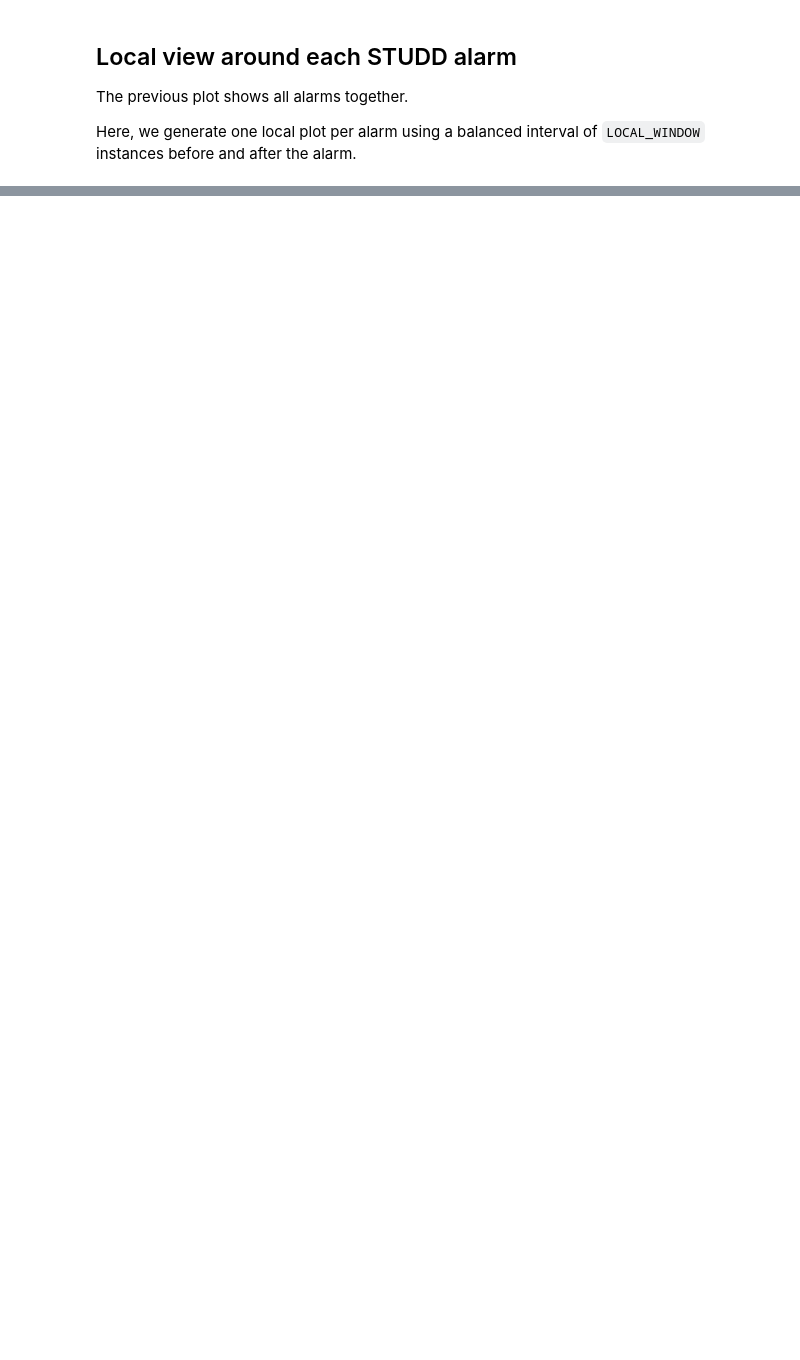
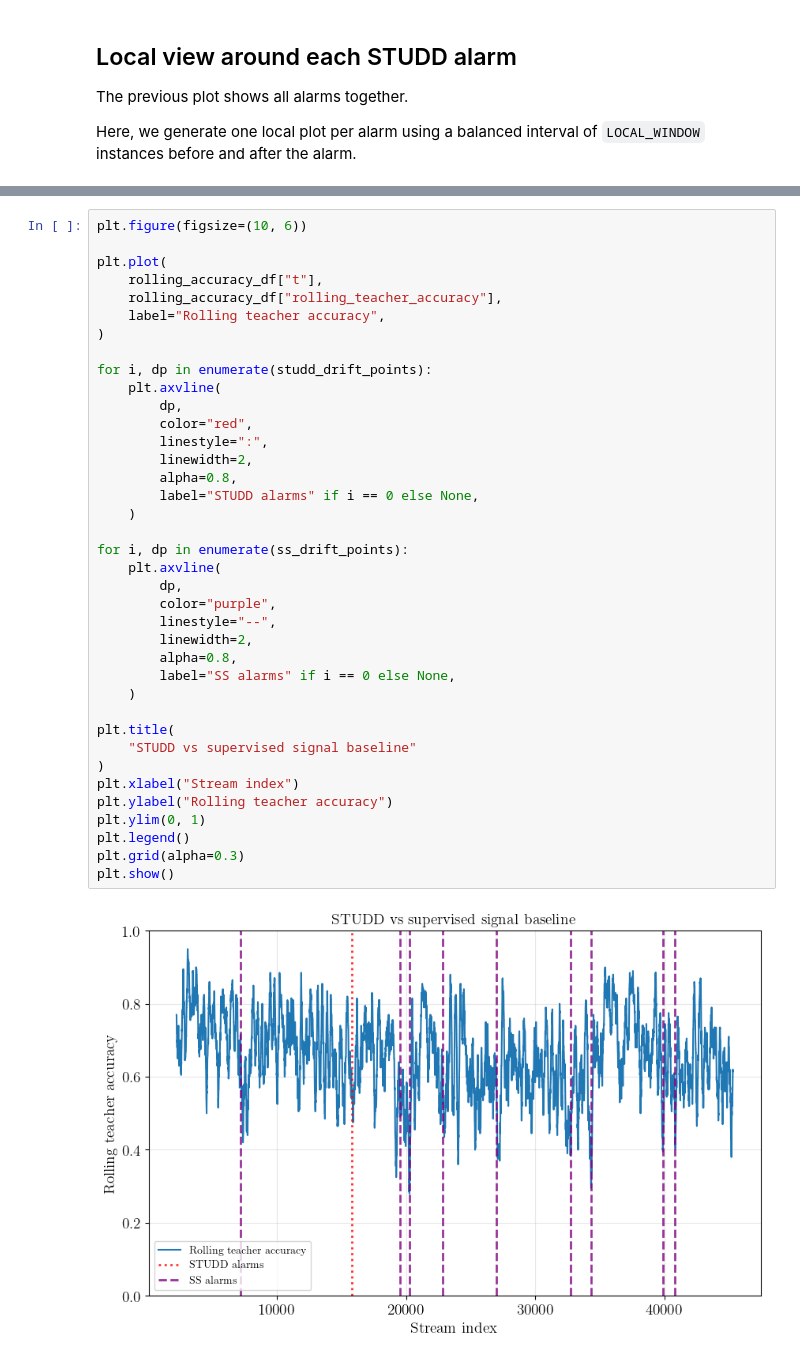
Before and after one commit to EiriniTzan/master-thesis, a Jupyter notebook: notebooks/test_electricity_studd.ipynb, the cells around one changed output, grey strips where cells are left out. Cells and saved outputs as stored; diff of their text form; blank space fills up the shorter version.

Commit message:
Extend STUDD notebooks with supervised baseline alarm comparisons

```diff
--- a/notebooks/test_electricity_studd.ipynb
+++ b/notebooks/test_electricity_studd.ipynb
@@ -604,0 +693,40 @@ for alarm_id, alarm_t in enumerate(
+# %%
+plt.figure(figsize=(10, 6))
+
+plt.plot(
+    rolling_accuracy_df["t"],
+    rolling_accuracy_df["rolling_teacher_accuracy"],
+    label="Rolling teacher accuracy",
+)
+
+for i, dp in enumerate(studd_drift_points):
+    plt.axvline(
+        dp,
+        color="red",
+        linestyle=":",
+        linewidth=2,
+        alpha=0.8,
+        label="STUDD alarms" if i == 0 else None,
+    )
+
+for i, dp in enumerate(ss_drift_points):
+    plt.axvline(
+        dp,
+        color="purple",
+        linestyle="--",
+        linewidth=2,
+        alpha=0.8,
+        label="SS alarms" if i == 0 else None,
+    )
+
+plt.title(
+    "STUDD vs supervised signal baseline"
+)
+plt.xlabel("Stream index")
+plt.ylabel("Rolling teacher accuracy")
+plt.ylim(0, 1)
+plt.legend()
+plt.grid(alpha=0.3)
+plt.show()
+# %% [output]
+[figure, added]
```
Also changed, not shown: parts of 18 cells of this notebook, 1 other file.
